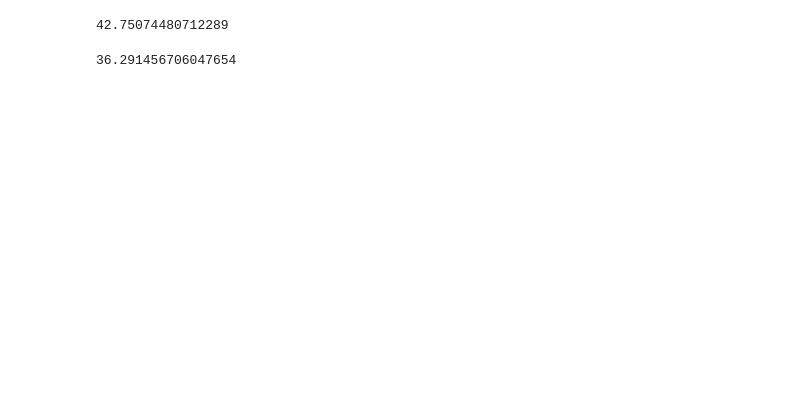
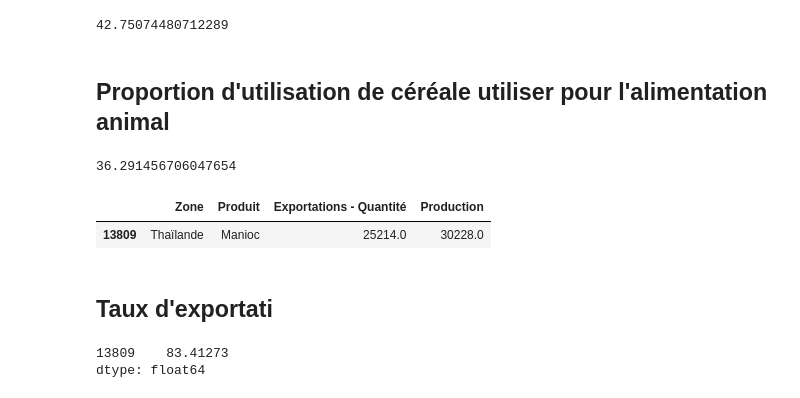
Before and after one commit to Valeeew/P4, a Jupyter notebook: etude_sante_publique.ipynb, the cells around one changed output. Drawn from its saved outputs; the diff is of its cells as text; code cells hidden in the pictures; blank space fills up the shorter version.

```diff
--- a/etude_sante_publique.ipynb
+++ b/etude_sante_publique.ipynb
@@ -335,8 +321,19 @@ r = (total_nourriture_cereal*100)/total_cereal
 r
 # %% [output]
 42.75074480712289
+# %% [markdown]
+<h2>Proportion d'utilisation de céréale utiliser pour l'alimentation animal</h2>
 # %%
 r = (total_animal_cereal*100)/total_cereal
 r
 # %% [output]
 36.291456706047654
+# %%
+df_da_thai = (df_da["Zone"]=="Thaïlande")&(df_da["Produit"]=="Manioc")
+# %%
+df_da_thailande = df_da[df_da_thai]
+# %%
+df_da_thailande[["Zone","Produit","Exportations - Quantité","Production"]]
+# %% [output]
+|  | Zone | Produit | Exportations - Quantité | Production |
+| 13809 | Thaïlande | Manioc | 25214.0 | 30228.0 |
@@ -342,0 +342,7 @@ r
+# %% [markdown]
+<h2>Taux d'exportati
+# %%
+print(r)
+# %% [output]
+13809    83.41273
+dtype: float64
```
Also changed, not shown: parts of 3 cells of this notebook.
